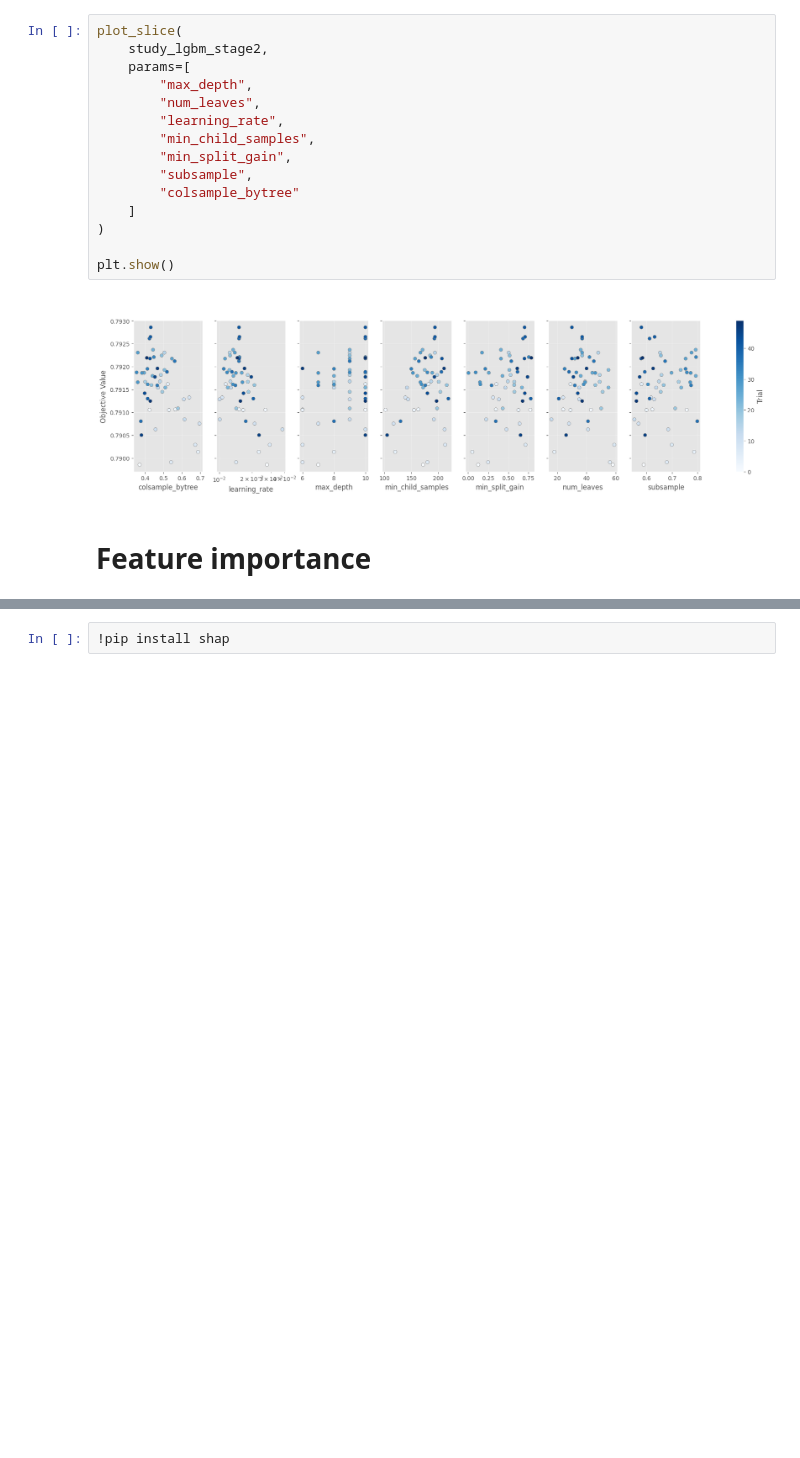
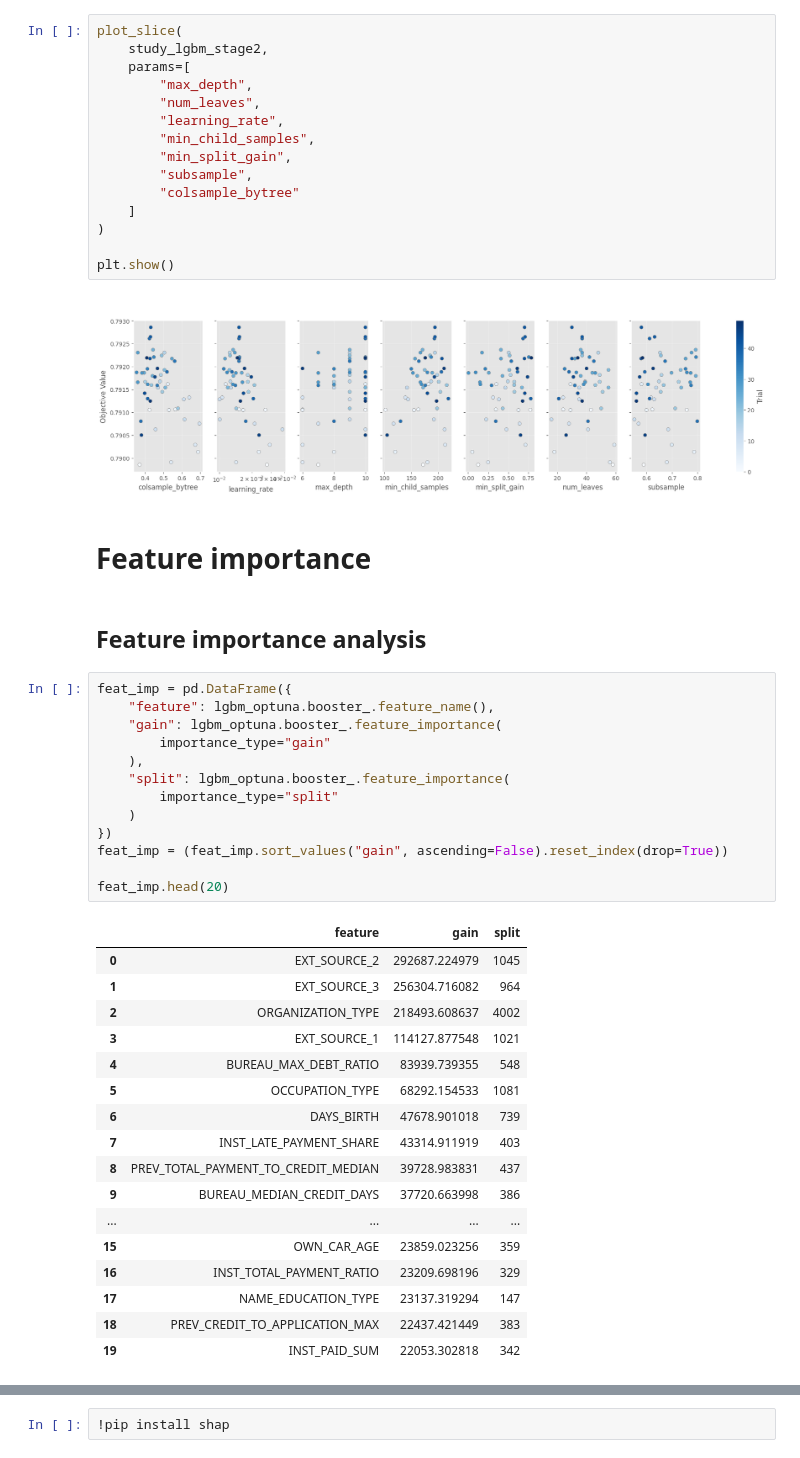
Before and after one commit to USL99/home-credit-default-risk, a Jupyter notebook: notebooks/04_model_tuning.ipynb, the cells around one changed output, grey strips where cells are left out. Saved outputs shown, nothing was run; the diff lists cells and outputs as text; blank space fills up the shorter version.

```diff
--- a/notebooks/04_model_tuning.ipynb
+++ b/notebooks/04_model_tuning.ipynb
@@ -332,3 +332,36 @@ plt.show()
 [figure]
 # %% [markdown]
 # Feature importance
+# %% [markdown]
+## Feature importance analysis
+# %%
+feat_imp = pd.DataFrame({
+    "feature": lgbm_optuna.booster_.feature_name(),
+    "gain": lgbm_optuna.booster_.feature_importance(
+        importance_type="gain"
+    ),
+    "split": lgbm_optuna.booster_.feature_importance(
+        importance_type="split"
+    )
+})
+feat_imp = (feat_imp.sort_values("gain", ascending=False).reset_index(drop=True))
+
+feat_imp.head(20)
+# %% [output]
+|  | feature | gain | split |
+| 0 | EXT_SOURCE_2 | 292687.224979 | 1045 |
+| 1 | EXT_SOURCE_3 | 256304.716082 | 964 |
+| 2 | ORGANIZATION_TYPE | 218493.608637 | 4002 |
+| 3 | EXT_SOURCE_1 | 114127.877548 | 1021 |
+| 4 | BUREAU_MAX_DEBT_RATIO | 83939.739355 | 548 |
+| 5 | OCCUPATION_TYPE | 68292.154533 | 1081 |
+| 6 | DAYS_BIRTH | 47678.901018 | 739 |
+| 7 | INST_LATE_PAYMENT_SHARE | 43314.911919 | 403 |
+| 8 | PREV_TOTAL_PAYMENT_TO_CREDIT_MEDIAN | 39728.983831 | 437 |
+| 9 | BUREAU_MEDIAN_CREDIT_DAYS | 37720.663998 | 386 |
+| ... | ... | ... | ... |
+| 15 | OWN_CAR_AGE | 23859.023256 | 359 |
+| 16 | INST_TOTAL_PAYMENT_RATIO | 23209.698196 | 329 |
+| 17 | NAME_EDUCATION_TYPE | 23137.319294 | 147 |
+| 18 | PREV_CREDIT_TO_APPLICATION_MAX | 22437.421449 | 383 |
+| 19 | INST_PAID_SUM | 22053.302818 | 342 |
```
Also changed, not shown: parts of 2 cells of this notebook.
